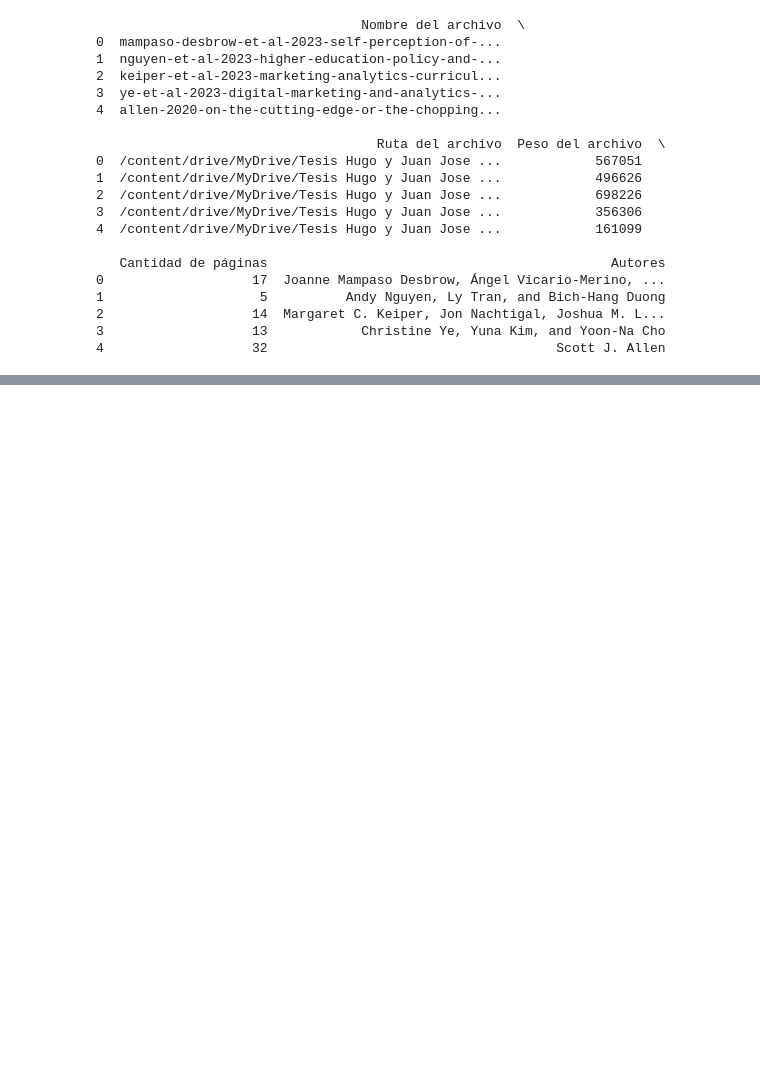
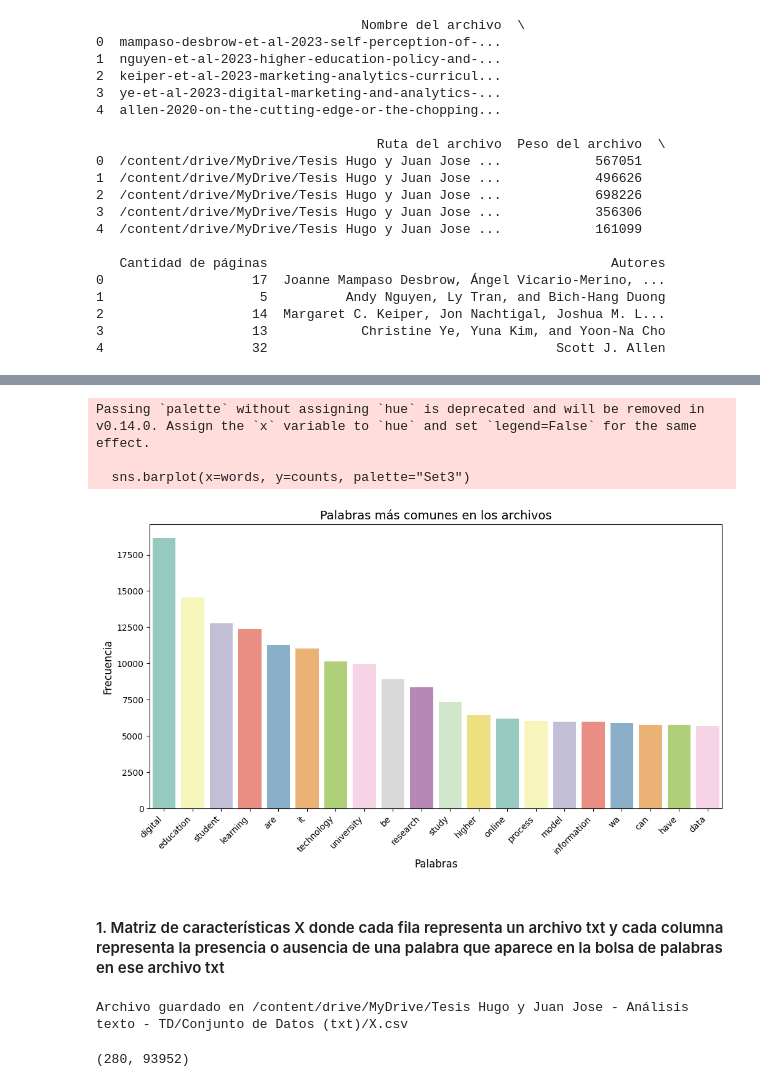
Before and after one commit to Jjmorenog/Analisis-de-texto-automatico, a Jupyter notebook: Analisis_de_texto.ipynb, the cells around one changed output, grey strips where cells are left out. Drawn from its saved outputs; the diff is of its cells as text; code cells hidden in the pictures; blank space fills up the shorter version.

```diff
--- a/Analisis_de_texto.ipynb
+++ b/Analisis_de_texto.ipynb
@@ -405,0 +664,3 @@ https://doi.org/10.1016/j.cie.2018.10.032
+# %%
+# Obtener la lista de archivos TXT en la carpeta de destino
+txt_files = glob.glob(os.path.join(destination_folder, "*.txt"))
@@ -405,0 +798,3 @@ https://doi.org/10.1016/j.cie.2018.10.032
+# %%
+# Obtener la lista de archivos TXT en la carpeta de destino
+txt_files = glob.glob(os.path.join(destination_folder, "*.txt"))
@@ -405,0 +861,13 @@ https://doi.org/10.1016/j.cie.2018.10.032
+# %%
+# guardar dentro de un datframe  word_bag
+
+import pandas as pd
+
+# Convert the Counter object to a dictionary
+word_bag_dict = dict(word_bag)
+
+# Create a DataFrame from the dictionary
+word_bag_df = pd.DataFrame.from_dict(word_bag_dict, orient='index', columns=['Count'])
+
+# Sort the DataFrame by the 'Count' column in descending order
+word_bag_df = word_bag_df.sort_values(by='Count', ascending=False)
@@ -405,0 +892,31 @@ https://doi.org/10.1016/j.cie.2018.10.032
+# %%
+# grafico de barras con las 20 palabras mas comunes
+
+# Get the top 20 most common words
+top_20_words = word_bag_df.head(20)
+
+# Prepare the data for the bar plot
+words = top_20_words.index.to_list()
+counts = top_20_words['Count'].to_list()
+
+# Create the bar plot
+plt.figure(figsize=(12, 6))
+sns.barplot(x=words, y=counts, palette="Set3")
+
+# Add labels and title
+plt.xlabel("Palabras", fontsize=12)
+plt.ylabel("Frecuencia", fontsize=12)
+plt.title("Palabras más comunes en los archivos", fontsize=14)
+
+# Rotate x-axis labels for better readability
+plt.xticks(rotation=45, ha='right')
+
+# Show the plot
+plt.show()
+# %% [output]
+Passing `palette` without assigning `hue` is deprecated and will be removed in v0.14.0. Assign the `x` variable to `hue` and set `legend=False` for the same effect.
+
+  sns.barplot(x=words, y=counts, palette="Set3")
+[figure, added]
+# %% [markdown]
+#### 1. Matriz de características X donde cada fila representa un archivo txt y cada columna representa la presencia o ausencia de una palabra que aparece en la bolsa de palabras en ese archivo txt
@@ -405,0 +940,16 @@ https://doi.org/10.1016/j.cie.2018.10.032
+# %%
+# Convertir la matriz término-documento a un DataFrame de Pandas
+X_df = pd.DataFrame(X, columns=words)
+
+# Guardar el DataFrame en un archivo CSV
+file_path = f'{destination_folder}/X.csv'
+# Guardar el DataFrame en un archivo CSV dentro de Google Drive
+X_df.to_csv(file_path, index=False)
+print(f"Archivo guardado en {file_path}")
+# %% [output]
+Archivo guardado en /content/drive/MyDrive/Tesis Hugo y Juan Jose - Análisis texto - TD/Conjunto de Datos (txt)/X.csv
+# %%
+# Tamaño de la matriz de características
+X.shape
+# %% [output]
+(280, 93952)
```
Also changed, not shown: parts of 72 cells of this notebook.
